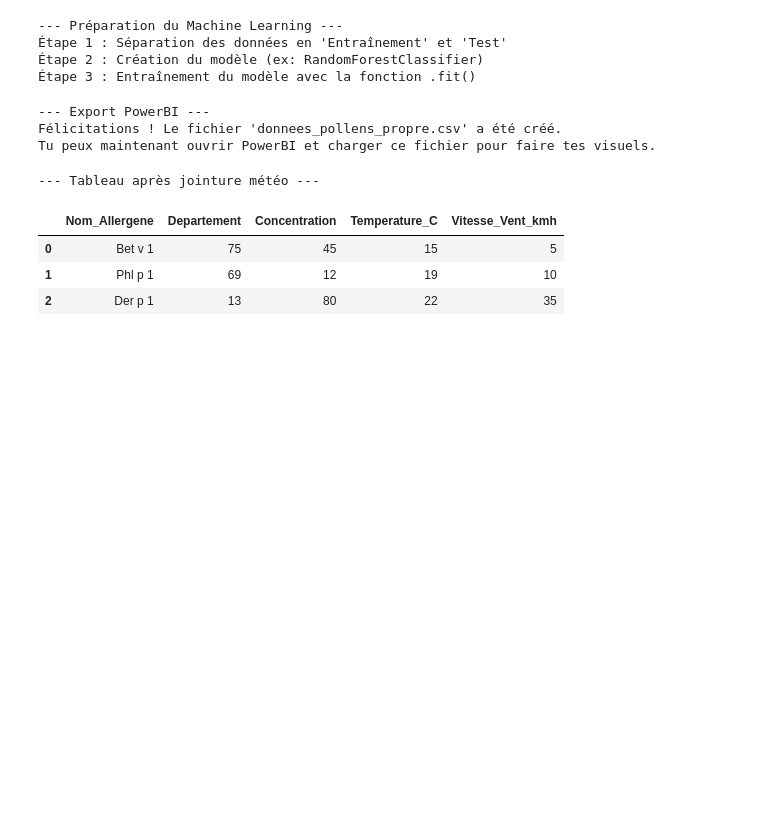
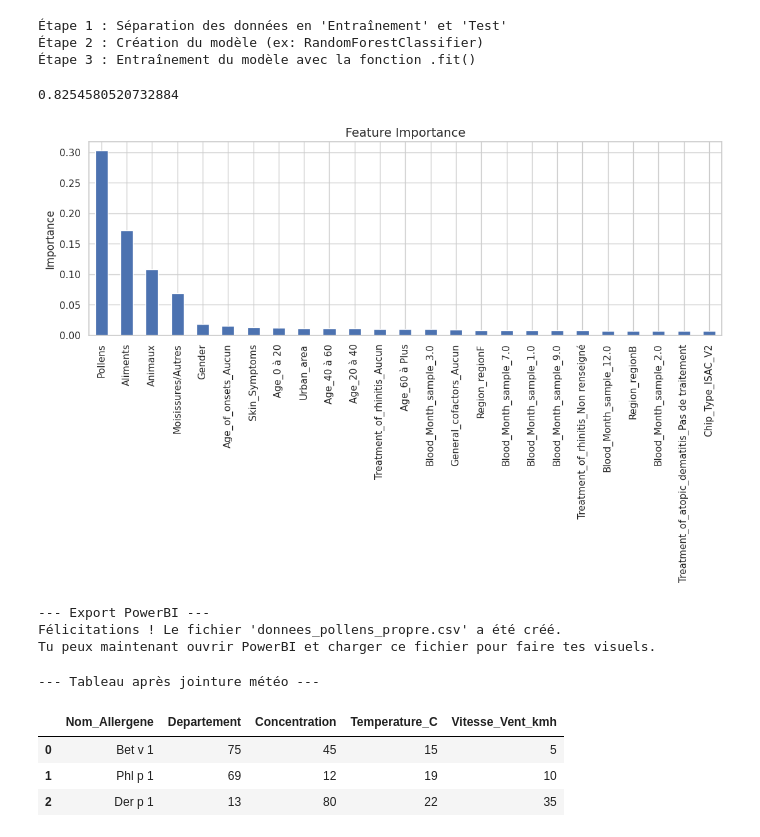
Before and after one commit to IngeaJeanOlivier/Allergies, a Jupyter notebook: notebooks/nb2_chrystele.ipynb, the cells around one changed output. Drawn from its saved outputs; the diff is of its cells as text; code cells hidden in the pictures; blank space fills up the shorter version.

```diff
--- a/notebooks/nb2_chrystele.ipynb
+++ b/notebooks/nb2_chrystele.ipynb
@@ -198,0 +45,16 @@ La commande utilisée est : df_final = pd.merge(df, df_regions, on='Departement'
+# %%
+left_columns = []
+all_cols = df.columns.tolist()
+
+right_columns = []
+for i in range(15, 19):
+    right_columns.append(all_cols[i])
+
+right_columns
+
+
+# Taking columns from the left hand, but not the row-id neither the Patient_ID:
+for i in range(1, 14):
+    left_columns.append(all_cols[i])
+
+left_columns
@@ -200,23 +76,80 @@ La commande utilisée est : df_final = pd.merge(df, df_regions, on='Departement'
 # =====================================================================
 # PARTIE A : Initiation au Machine Learning (Exemple avec Scikit-Learn)
 # =====================================================================
+
+
 from sklearn.model_selection import train_test_split
 from sklearn.ensemble import RandomForestClassifier
 
-print("--- Préparation du Machine Learning ---")
+col_that_need_dummies = ['Chip_Type', 'Age', 'Blood_Month_sample', 'Region', 'Treatment_of_rhinitis', 'Age_of_onsets', 'General_cofactors', 'Treatment_of_atopic_dematitis']
+
+# We keep only the columns to keep, and (for the pure categorical columns) we make some dummies.
+df2 = df[left_columns + right_columns]
+df3 = pd.get_dummies(data=df2, columns=col_that_need_dummies)
+
+
+# print("--- Préparation du Machine Learning ---")
 # Pour faire du ML, on sépare généralement nos données :
 # X = les colonnes qui servent à prédire (les indices)
 # y = la colonne que l'on veut deviner (la cible)
+
+# Définition des colonnes qui sont dans X, et de la colonne qui est dans y :
+X = df3.drop(columns=["Sensitization"])
+y = df3["Sensitization"]
+
+X_train, X_test, y_train, y_test = train_test_split(X, y, random_state=0)
+# pour que le hasard soit toujours le même => state = 0
+
+# On peut centrer/réduire les données avec un SCALER :
+
+from sklearn.preprocessing import StandardScaler
+
+scaler = StandardScaler() # centrer/réduire les données
+scaler.set_output(transform="pandas")
+
+# Transformation autant pour X_train que pour X_test :
+X_train = scaler.fit_transform(X_train)
+X_test = scaler.fit_transform(X_test)
 
 # [Note : Ce code est un modèle théorique, il s'adaptera à tes vraies colonnes]
 print("Étape 1 : Séparation des données en 'Entraînement' et 'Test'")
 print("Étape 2 : Création du modèle (ex: RandomForestClassifier)")
 print("Étape 3 : Entraînement du modèle avec la fonction .fit()")
 # %% [output]
---- Préparation du Machine Learning ---
 Étape 1 : Séparation des données en 'Entraînement' et 'Test'
 Étape 2 : Création du modèle (ex: RandomForestClassifier)
 Étape 3 : Entraînement du modèle avec la fonction .fit()
+# %%
+# étape 2 (randomforest)"
+
+from sklearn.ensemble import RandomForestClassifier
+
+rfc = RandomForestClassifier()
+
+rfc.fit(X=X_train, y=y_train)
+
+score = rfc.score(X=X_test, y=y_test)
+
+print(score)
+# %% [output]
+0.8254580520732884
+# %%
+import matplotlib.pyplot as plt
+
+importances = pd.Series(rfc.feature_importances_, index=X_train.columns)
+importances = importances.sort_values(ascending=False)
+
+# Top 25
+importances_z = importances[:25]
+
+# Plot
+plt.figure(figsize=(13, 4))
+importances_z.plot(kind='bar')
+plt.title("Feature Importance")
+plt.ylabel("Importance")
+plt.show()
+# %% [output]
+[figure, added]
 # %%
 # PARTIE B : Exportation des données pour PowerBI
 # =====================================================================
```
Also changed, not shown: parts of 15 cells of this notebook, 1 other file.
